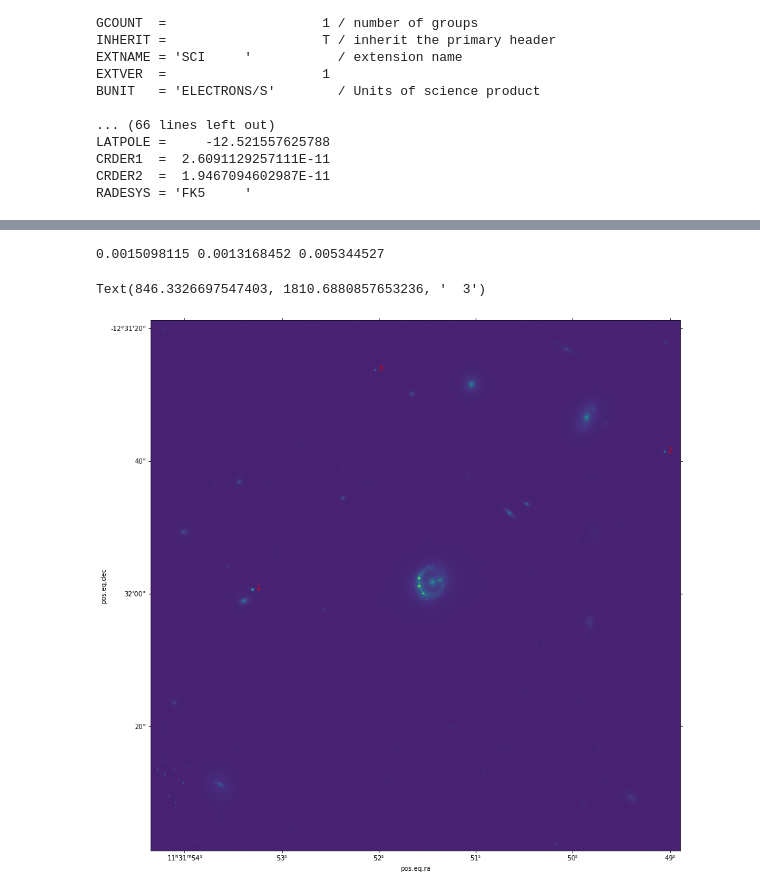
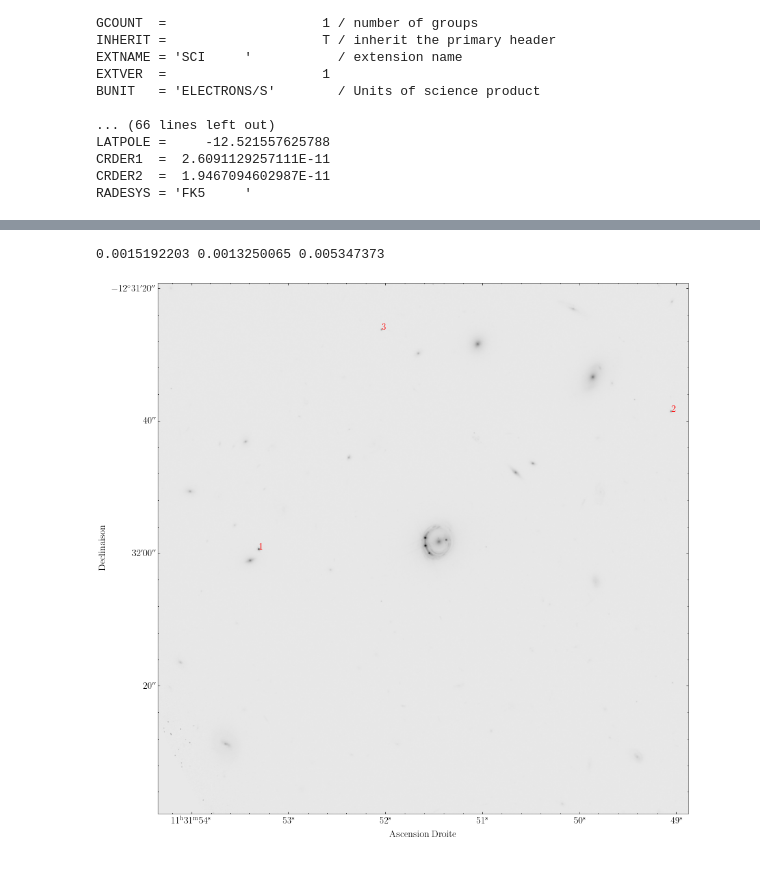
Before and after one commit to AlexandreAdam/rxj1131, a Jupyter notebook: notebooks/image_playground.ipynb, the cells around one changed output, grey strips where cells are left out. Saved outputs shown, nothing was run; the diff lists cells and outputs as text; code cells hidden in the pictures.

```diff
--- a/notebooks/image_playground.ipynb
+++ b/notebooks/image_playground.ipynb
@@ -251,11 +267,27 @@ print(mean, median, std)
 daofind = DAOStarFinder(fwhm=3.0, threshold=5.*std)
 sources = daofind(cutout3.data)
 positions = np.transpose((sources['xcentroid'], sources['ycentroid']))
-center = 6
+center = 4
 apertures = CircularAperture(positions[center], r=6.) # select the right source for center
 plt.figure(figsize=(10, 10))
 plt.subplot(projection=cutout3.wcs)
-plt.imshow(cutout3.data, norm=ImageNormalize(stretch=LogStretch()))
-apertures.plot(color='blue', lw=2, alpha=1)
+plt.imshow(cutout3.data,cmap="gray", norm=ImageNormalize(stretch=LogStretch()))
+ax = plt.gca()
+ax.set_xlabel('Ascension Droite')
+ax.set_ylabel('Declinaison')
+
+object_positions = sources[[7, 3, 1, 5, 4, 6]]["xcentroid", "ycentroid"].to_pandas().to_numpy() # B, A, C, D, G, S
+ox, oy = object_positions[:, 0], object_positions[:, 1]
+ax.annotate("A",  [ox[1]-15, oy[1]], color="w", fontsize=15)
+ax.annotate("B",  [ox[0]-15, oy[0]], color="w", fontsize=15)
+ax.annotate("C",  [ox[2]-15, oy[2]], color="w", fontsize=15)
+ax.annotate("D",  [ox[3], oy[3]-10], color="w", fontsize=15)
+ax.annotate("G",  [ox[4], oy[4]-10], color="w", fontsize=15)
+ax.annotate("S",  [ox[5], oy[5]+5], color="w", fontsize=15)
+# apertures.plot(color='blue', lw=2, alpha=1)
+# sources.to_pandas().sort_values("flux", ascending=False)
+ax.set_title("RXJ1131-1231")
+plt.savefig("../latex/beamer_lens/figures/good_cutout.png")
+ox, oy = wcs2.world_to_pixel(cutout3.wcs.pixel_to_world(object_positions[:, 0], object_positions[:, 1]))
 # %% [output]
 0.08299997 0.043377116 0.084269024
@@ -312,25 +363,26 @@ plt.imshow(psf_cutout.data, norm=ImageNormalize(stretch=LogStretch()))
 # %%
 mean, median, std = sigma_clipped_stats(psf_cutout.data,  sigma=3.0)
 print(mean, median, std)
 daofind = DAOStarFinder(fwhm=5.0, threshold=100.*std)
 sources = daofind(psf_cutout.data)
 positions = np.transpose((sources['xcentroid'], sources['ycentroid']))
 candidate1 = 8 # candidate for psf estimate
 candidate2 = 21
 candidate3 = 27
 apertures = CircularAperture(positions[(candidate1, candidate2, candidate3), :], r=4.) # select the right source for center
 plt.figure(figsize=(15, 15))
 plt.subplot(projection=psf_cutout.wcs)
-plt.imshow(psf_cutout.data, norm=ImageNormalize(stretch=LogStretch()), origin="lower")
-plt.annotate("  1", positions[candidate1], color="red")
-plt.annotate("  2", positions[candidate2], color="red")
-plt.annotate("  3", positions[candidate3], color="red")
-
+plt.imshow(psf_cutout.data, norm=ImageNormalize(stretch=LogStretch()), cmap="gray_r")
+plt.annotate("  1", positions[candidate1], color="red", fontsize=15)
+plt.annotate("  2", positions[candidate2], color="red", fontsize=15)
+plt.annotate("  3", positions[candidate3], color="red", fontsize=15)
+ax = plt.gca()
+ax.set_xlabel('Ascension Droite')
+ax.set_ylabel('Declinaison')
 # apertures.plot(color='red', lw=1.5, alpha=1)
 # %% [output]
-0.0015098115 0.0013168452 0.005344527
+0.0015192203 0.0013250065 0.005347373
-Text(846.3326697547403, 1810.6880857653236, '  3')
-[figure, old version]
+[figure, new version]
 # %%
 # sources[sources["xcentroid"] < ]
 # %%
```
Also changed, not shown: parts of 19 cells of this notebook, 8 other files.
